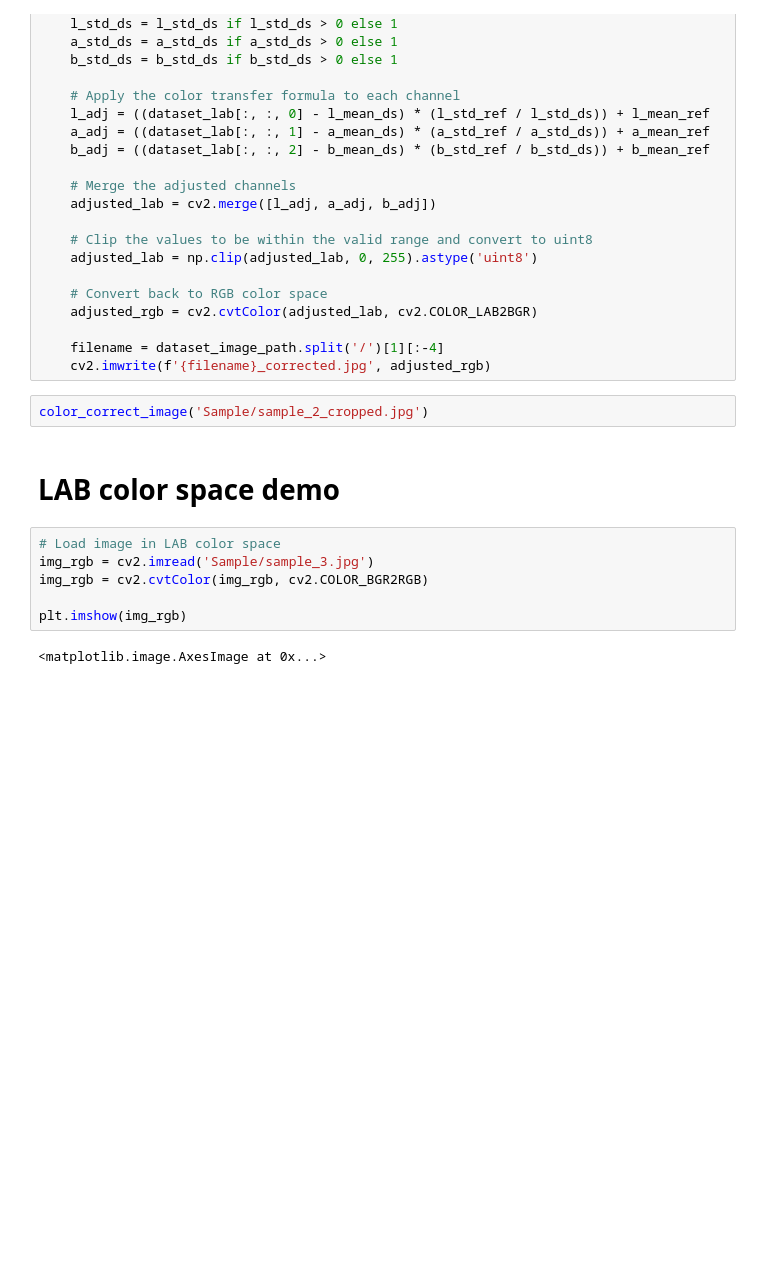
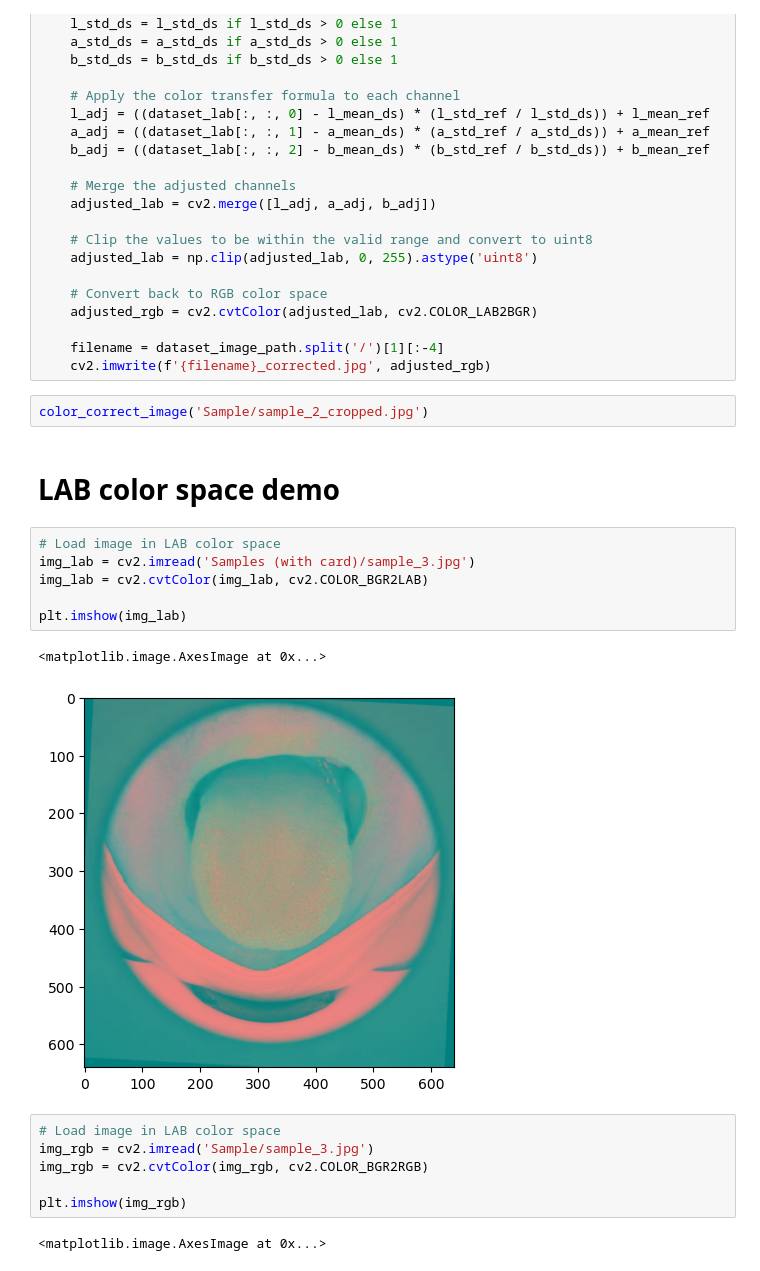
Before and after one commit to oyanchun/Synapxe-Tongue-Project, a Jupyter notebook: Data Manipulation/Color Correction/Color Correction.ipynb, the cells around one changed output. Drawn from its saved outputs; the diff is of its cells as text; blank space fills up the shorter version.

```diff
--- a/Data Manipulation/Color Correction/Color Correction.ipynb
+++ b/Data Manipulation/Color Correction/Color Correction.ipynb
@@ -66,6 +66,15 @@ def color_correct_image(dataset_image_path, reference_image_path='base_image/REF
 color_correct_image('Sample/sample_2_cropped.jpg')
 # %% [markdown]
 # LAB color space demo
+# %%
+# Load image in LAB color space
+img_lab = cv2.imread('Samples (with card)/sample_3.jpg')
+img_lab = cv2.cvtColor(img_lab, cv2.COLOR_BGR2LAB)
+
+plt.imshow(img_lab)
+# %% [output]
+<matplotlib.image.AxesImage at 0x...>
+[figure, added]
 # %%
 # Load image in LAB color space
 img_rgb = cv2.imread('Sample/sample_3.jpg')
```
Also changed, not shown: 12 other files.
